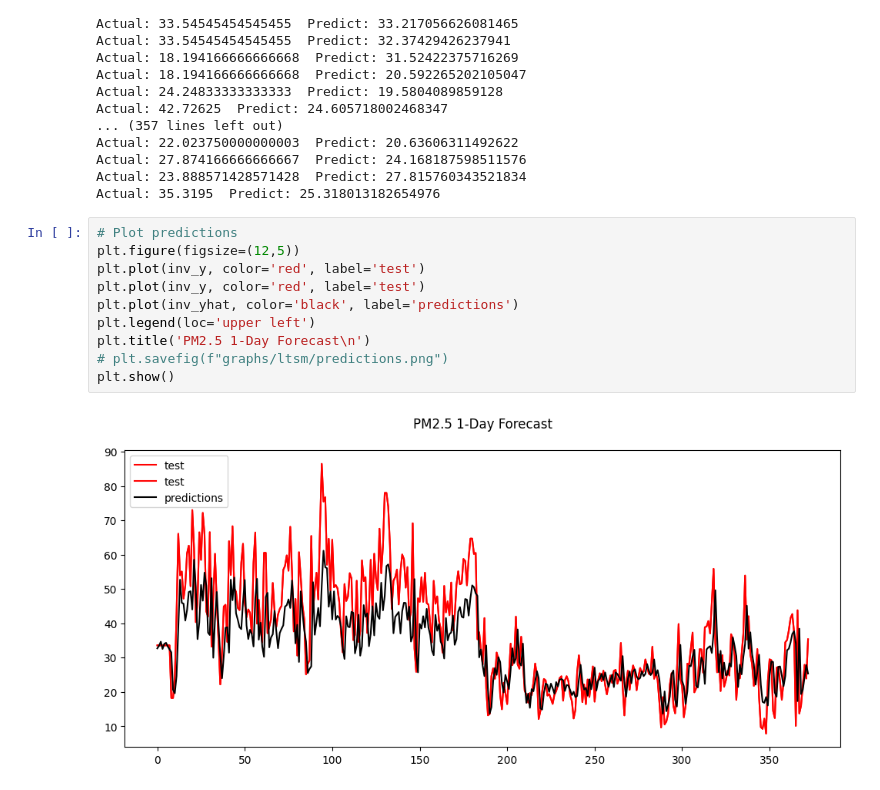
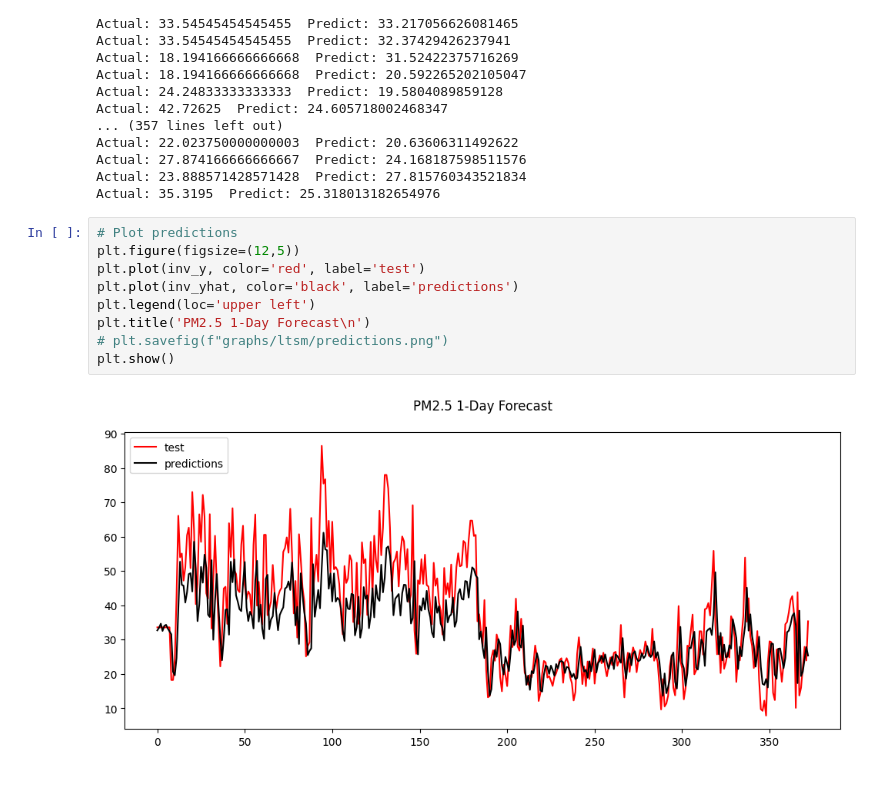
Before and after one commit to valeria-gonzalez/PM25-forecasting, a Jupyter notebook: 3_reframe_dataset.ipynb, the cells around one changed output. Saved outputs shown, nothing was run; the diff lists cells and outputs as text.

Commit message:
fix: graph ltsm predictions

```diff
--- a/3_reframe_dataset.ipynb
+++ b/3_reframe_dataset.ipynb
@@ -499,12 +499,11 @@ Actual: 35.3195  Predict: 25.318013182654976
 # %%
 # Plot predictions
 plt.figure(figsize=(12,5))
-plt.plot(inv_y, color='red', label='test')
 plt.plot(inv_y, color='red', label='test')
 plt.plot(inv_yhat, color='black', label='predictions')
 plt.legend(loc='upper left')
 plt.title('PM2.5 1-Day Forecast\n')
 # plt.savefig(f"graphs/ltsm/predictions.png")
 plt.show()
 # %% [output]
-[figure, old version]
+[figure, new version]
```
Also changed, not shown: 1 other file.
